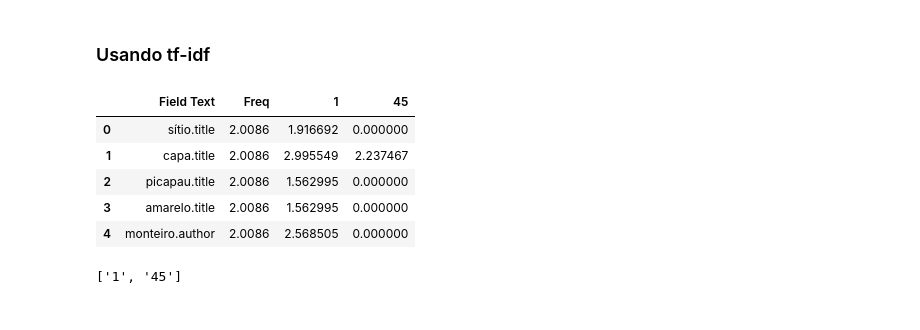
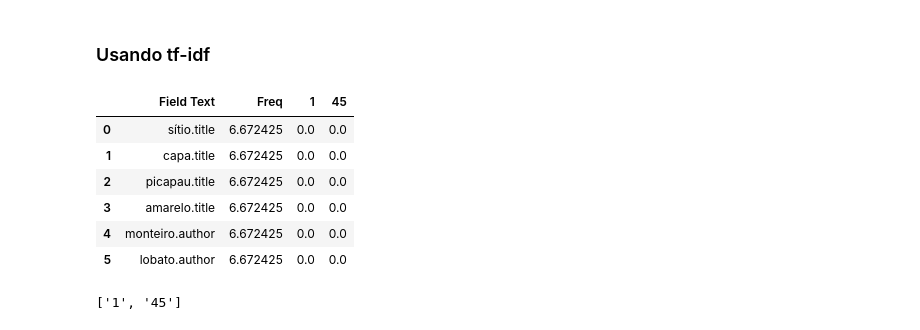
Before and after one commit to cmlins/recuperacaoDeInformacao, a Jupyter notebook: proc_consulta.ipynb, the cells around one changed output. Saved outputs shown, nothing was run; the diff lists cells and outputs as text; code cells hidden in the pictures.

```diff
--- a/proc_consulta.ipynb
+++ b/proc_consulta.ipynb
@@ -116,7 +124,7 @@ def structured_search(sq, indice):
 def docs_list_OR(df):
   postings = list()
   for r in df.index:
-    postings.append(df.loc[r,'Posting'])
+    postings.append(df.at[r,'Posting'])
 
   for i in range(len(postings)):
     new_postings = postings[i].split(', ')
@@ -157,10 +165,13 @@ def docs_list_AND(df):
 ## Calc Scores
 # %%
 def calc_tfidf(df_freq):
-  for r in df_freq.index:
-    df_freq.at[r, 'Freq'] = math.log(df_arquivos.shape[0]/df_freq.at[r, 'Freq'],10)
-    for c in range(2, len(df_freq.columns)):
-      df_freq.iloc[r, c] = np.multiply(df_freq.at[r, 'Freq'], df_freq.iloc[r, c])
+  if(df_freq.index.size > 0):
+    for r in df_freq.index:
+      df_freq.at[r, 'Freq'] = math.log2(df_arquivos.shape[0]/df_freq.at[r, 'Freq'])
+      for c in range(2, len(df_freq.columns)):
+        df_freq.at[r, df_freq.columns[c]] = np.multiply(df_freq.at[r, 'Freq'], df_freq.at[r, df_freq.columns[c]])
+  else:
+    df_freq = pd.DataFrame()
 
   return df_freq
 # %%
@@ -336,8 +421,7 @@ print(rd_tfidf_fs)
 # %%
 sq = {
     'title': 'sítio do picapau amarelo',
-    'author': 'monteiro lobato',
-    'isbn': '978-8520943519'
+    'author': 'monteiro lobato'
 }
 
 df_ss = structured_search(sq, df_campos)
@@ -383,14 +467,15 @@ print(rd_f_ss)
 # %% [markdown]
 ### Usando tf-idf
 # %%
-df_tfidf_ss = calc_freq(dl_ss, df_ss, 'estruturada', sq)
+df_tfidf_ss = calc_freq(dl_ss, df_ss, 'estruturada', getValues(sq))
 df_tfidf_ss = calc_tfidf(df_tfidf_ss)
 df_tfidf_ss.head(n=10)
 # %% [output]
 |  | Field Text | Freq | 1 | 45 |
-| 0 | sítio.title | 2.0086 | 1.916692 | 0.000000 |
-| 1 | capa.title | 2.0086 | 2.995549 | 2.237467 |
-| 2 | picapau.title | 2.0086 | 1.562995 | 0.000000 |
-| 3 | amarelo.title | 2.0086 | 1.562995 | 0.000000 |
-| 4 | monteiro.author | 2.0086 | 2.568505 | 0.000000 |
+| 0 | sítio.title | 6.672425 | 0.0 | 0.0 |
+| 1 | capa.title | 6.672425 | 0.0 | 0.0 |
+| 2 | picapau.title | 6.672425 | 0.0 | 0.0 |
+| 3 | amarelo.title | 6.672425 | 0.0 | 0.0 |
+| 4 | monteiro.author | 6.672425 | 0.0 | 0.0 |
+| 5 | lobato.author | 6.672425 | 0.0 | 0.0 |
 # %%
```
Also changed, not shown: parts of 31 cells of this notebook.
